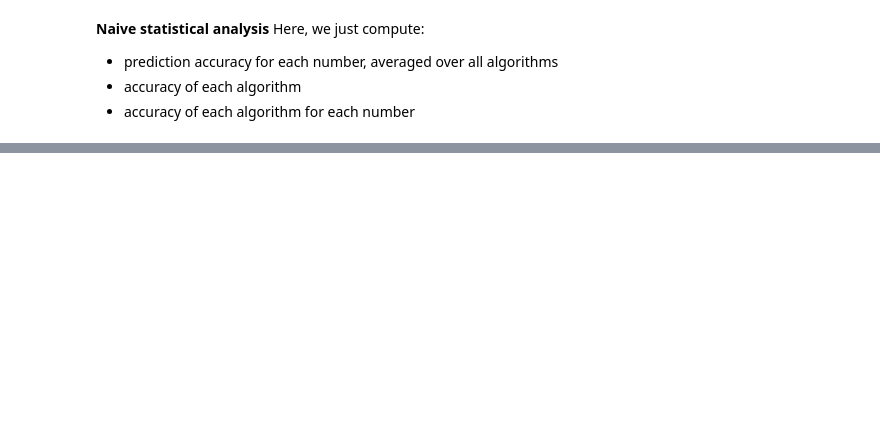
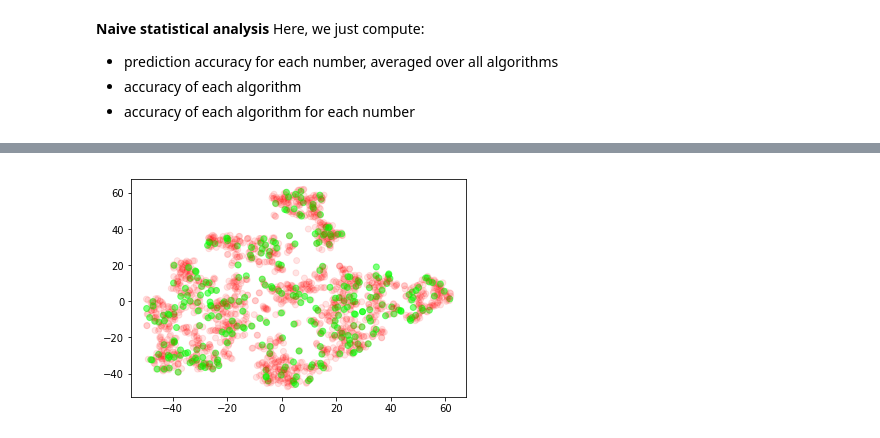
Before and after one commit to geelon/divhacks, a Jupyter notebook: analysis.ipynb, the cells around one changed output, grey strips where cells are left out. Cells and saved outputs as stored; diff of their text form; code cells hidden in the pictures; blank space fills up the shorter version.

```diff
--- a/analysis.ipynb
+++ b/analysis.ipynb
@@ -77,0 +116,11 @@ train_data.loc[train_data['ALG15']== 0]
+# %%
+dim_reduced = pca.fit_transform(mnist.train.images)
+# %%
+tsne = TSNE()
+# %%
+embed = tsne.fit_transform(dim_reduced[:2000])
+# %%
+plt.scatter(embed[:,0],embed[:,1], c=color)
+plt.show()
+# %% [output]
+[figure, added]
```
Also changed, not shown: parts of 16 cells of this notebook.
